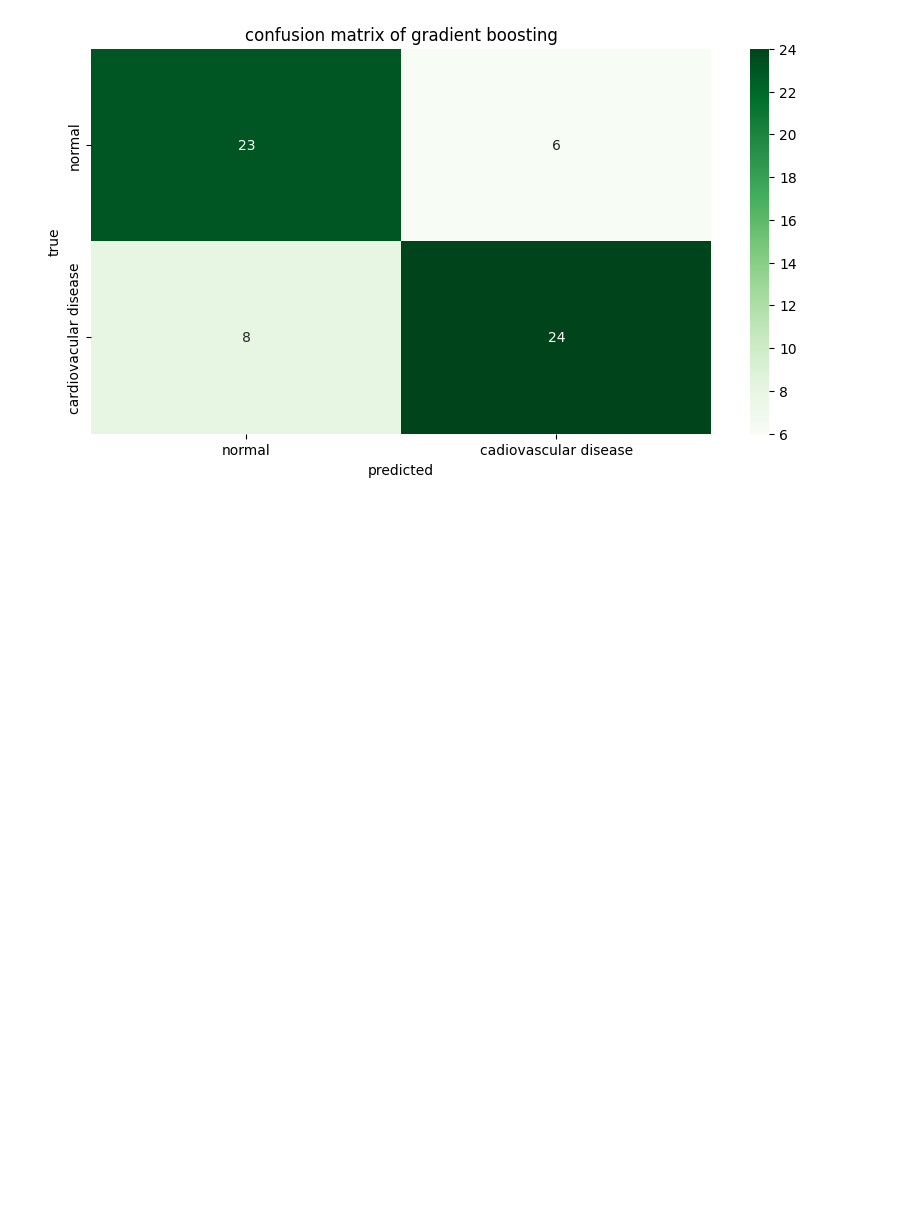
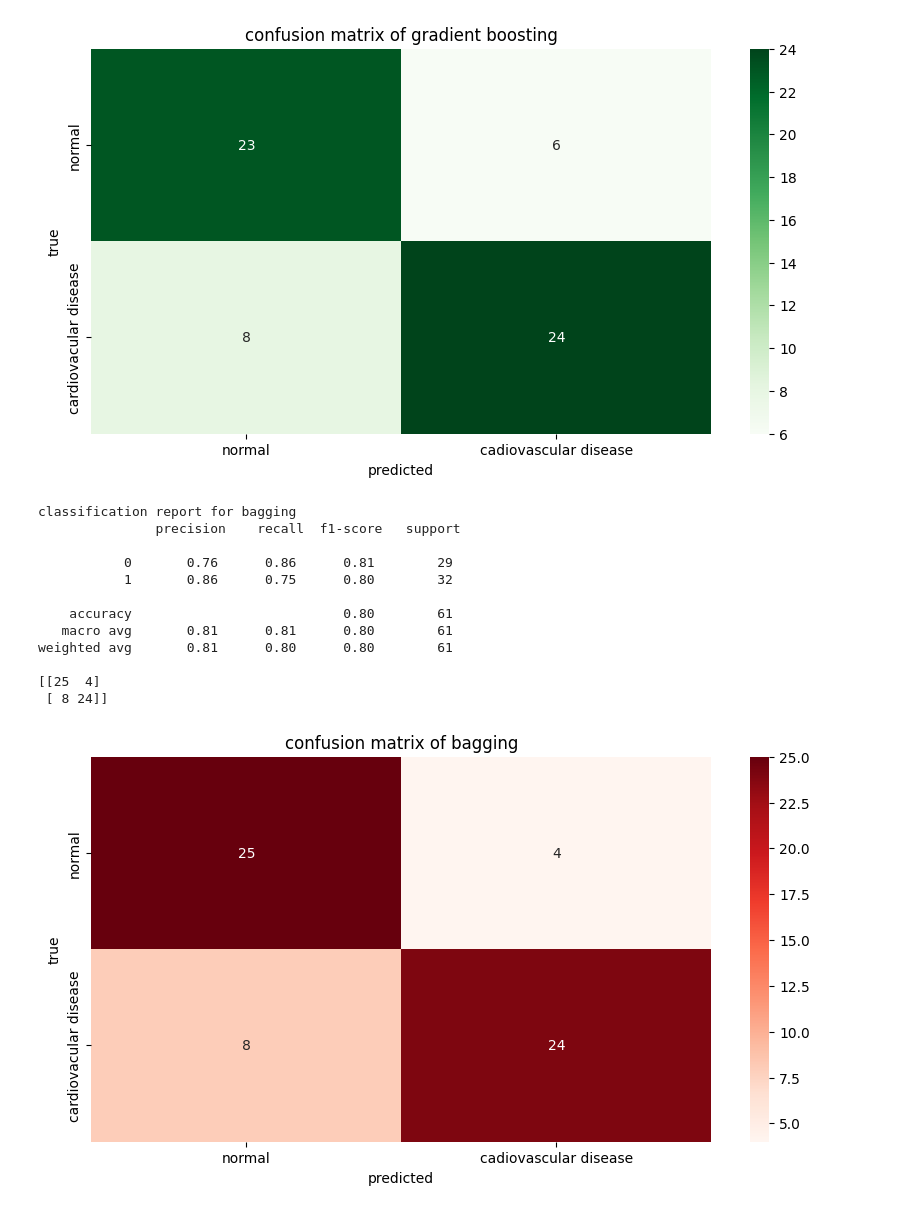
Before and after one commit to Teegee2000/cardiovascular-disease-predictions-leveraging-supervised-and-ensemble-machine-learning-models, a Jupyter notebook: cardiovascular_disease_(secondary_data).ipynb, the cells around one changed output. Saved outputs shown, nothing was run; the diff lists cells and outputs as text; code cells hidden in the pictures; blank space fills up the shorter version.

```diff
--- a/cardiovascular_disease_(secondary_data).ipynb
+++ b/cardiovascular_disease_(secondary_data).ipynb
@@ -477,0 +480,30 @@ Text(0.5, 1.0, 'confusion matrix of gradient boosting')
+# %%
+
+base_classifier=DecisionTreeClassifier()
+bc= BaggingClassifier(base_classifier, n_estimators=10, random_state=42)
+bc.fit(X_train,y_train)
+y_pred_bc=bc.predict(X_test)
+# %%
+print ('classification report for bagging\n',classification_report(y_test, y_pred_bc))
+conf_matrix = confusion_matrix(y_test, y_pred_bc)
+print (conf_matrix)
+plt.figure(figsize=(10,5))
+sns.heatmap(conf_matrix, annot=True, fmt='d',cmap='Reds',xticklabels=['normal','cadiovascular disease'], yticklabels=['normal','cardiovacular disease'])
+plt.xlabel('predicted')
+plt.ylabel('true')
+plt.title('confusion matrix of bagging')
+plt.show()
+# %% [output]
+classification report for bagging
+               precision    recall  f1-score   support
+
+           0       0.76      0.86      0.81        29
+           1       0.86      0.75      0.80        32
+
+    accuracy                           0.80        61
+   macro avg       0.81      0.81      0.80        61
+weighted avg       0.81      0.80      0.80        61
+
+[[25  4]
+ [ 8 24]]
+[figure, added]
```
Also changed, not shown: parts of 12 cells of this notebook.
